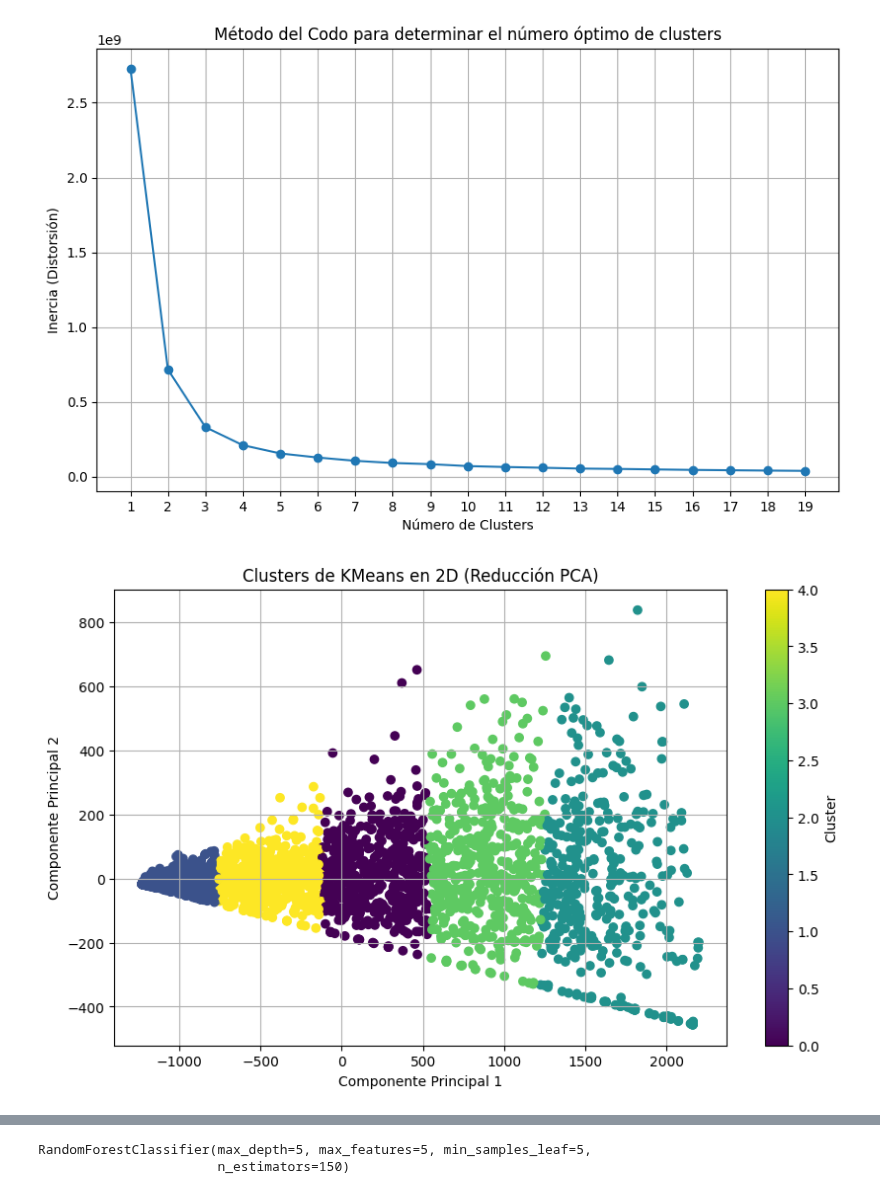
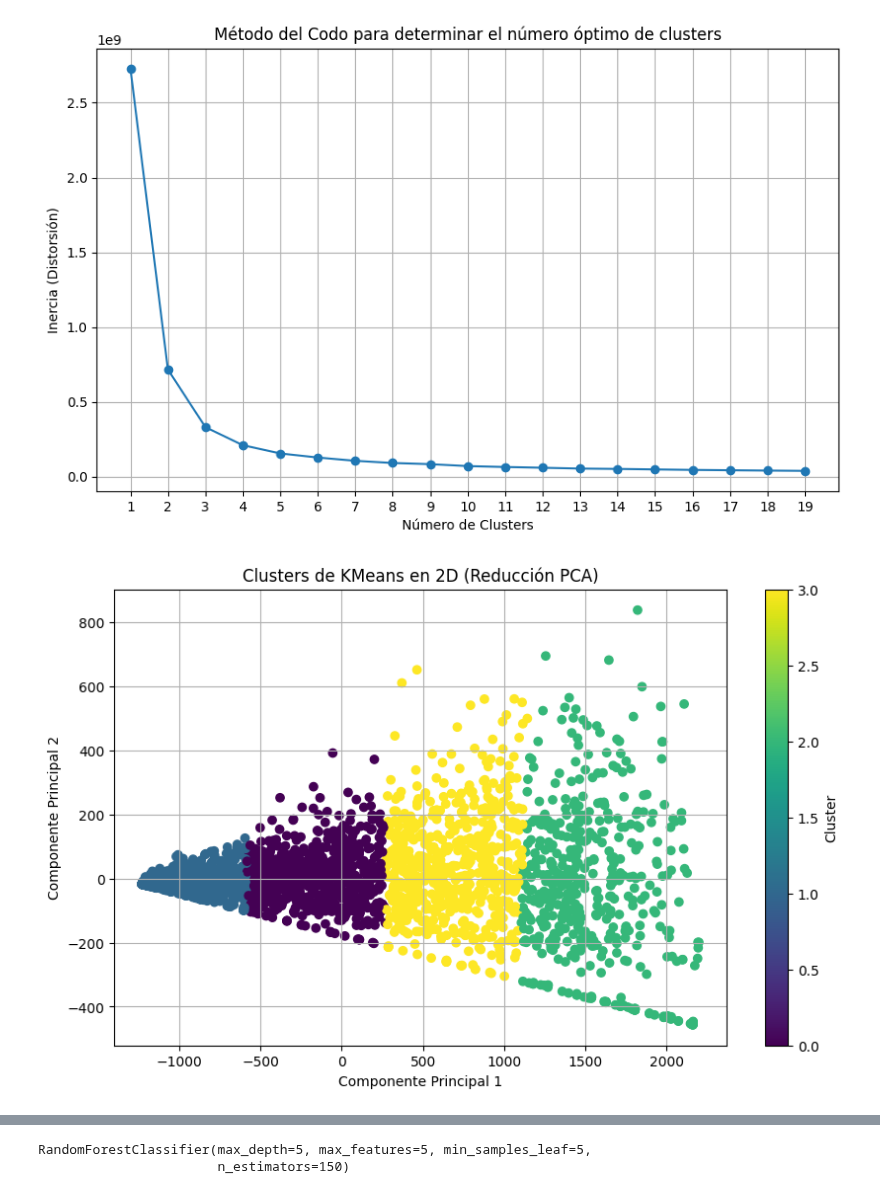
Before and after one commit to julvc/python_diplo, a Jupyter notebook: MP3.ipynb, the cells around one changed output, grey strips where cells are left out. Saved outputs shown, nothing was run; the diff lists cells and outputs as text; code cells hidden in the pictures.

Commit message:
Solo falta realizar la pregunta 6

```diff
--- a/MP3.ipynb
+++ b/MP3.ipynb
@@ -879,26 +806,23 @@ plt.show()
 Dimensiones de x: (2844, 56)
 [figure]
 # %%
-# Seleccionar solo las columnas numéricas para el análisis
 x = df_ml.select_dtypes(include=['float64', 'int64']).values
 
-# Aplicar KMeans con el número óptimo de clusters
-n_clusters = 5  # Ajusta el valor según el método del codo
+n_clusters = 4
 kmeans = KMeans(n_clusters=n_clusters, random_state=0)
 df_ml['Cluster'] = kmeans.fit_predict(x)
 
-# Reducir a 2 componentes principales usando PCA para graficar en 2D
 pca_2d = PCA(n_components=2)
 x_pca_2d = pca_2d.fit_transform(x)
 
 plt.figure(figsize=(10, 6))
 plt.scatter(x_pca_2d[:, 0], x_pca_2d[:, 1], c=df_ml['Cluster'], cmap='viridis')
 plt.xlabel('Componente Principal 1')
 plt.ylabel('Componente Principal 2')
 plt.title('Clusters de KMeans en 2D (Reducción PCA)')
 plt.colorbar(label='Cluster')
 plt.grid(True)
 plt.show()
 # %% [output]
-[figure, old version]
+[figure, new version]
 # %%
```
Also changed, not shown: parts of 33 cells of this notebook.
